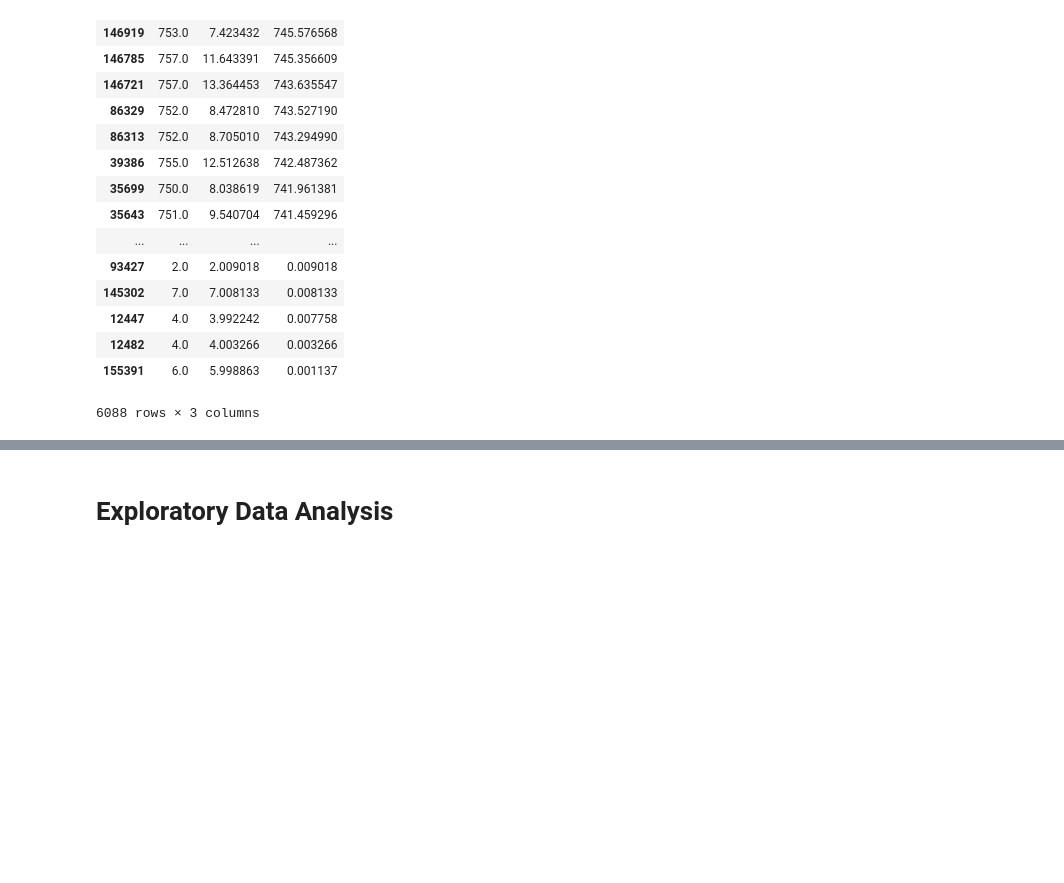
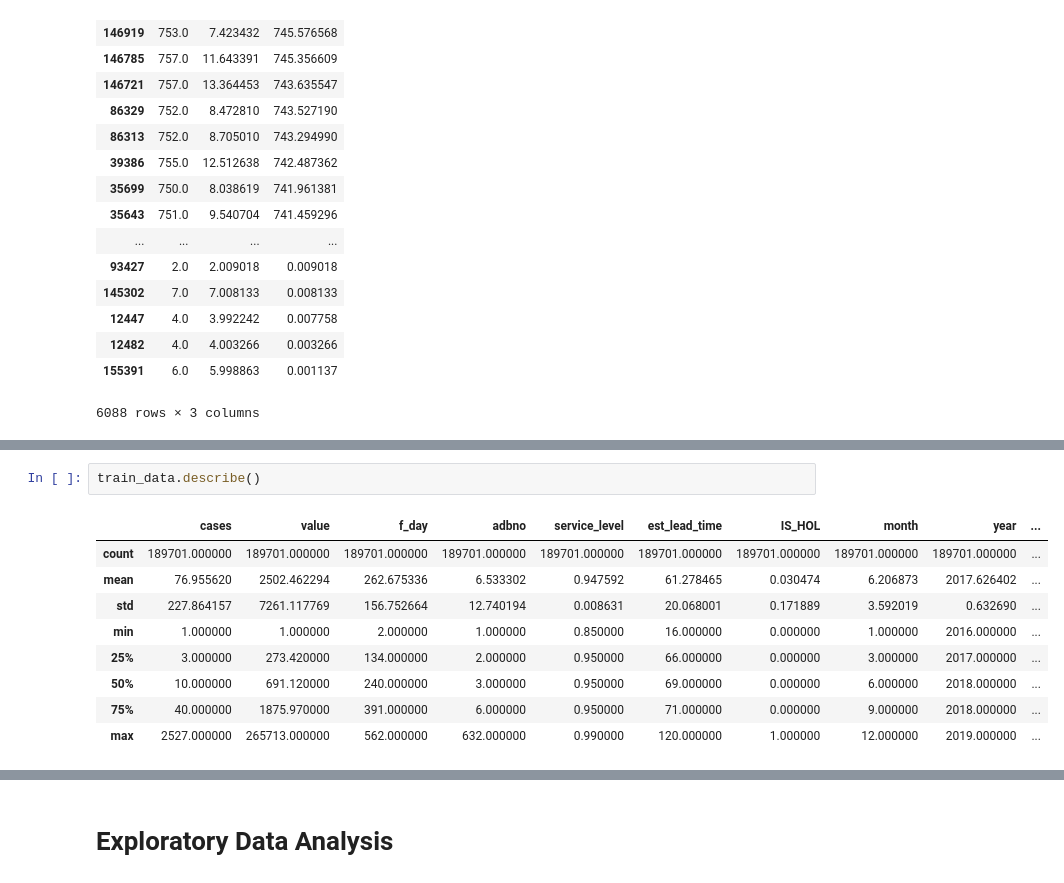
Before and after one commit to Gomelsar/Sales-Forecast-modeling, a Jupyter notebook: Demand Forecast DuPont.ipynb, the cells around one changed output, grey strips where cells are left out. Drawn from its saved outputs; the diff is of its cells as text; blank space fills up the shorter version.

```diff
--- a/Demand Forecast DuPont.ipynb
+++ b/Demand Forecast DuPont.ipynb
@@ -621,0 +639,12 @@ sorted_verification
+# %%
+train_data.describe()
+# %% [output]
+|  | cases | value | f_day | adbno | service_level | est_lead_time | IS_HOL | month | year | ... |
+| count | 189701.000000 | 189701.000000 | 189701.000000 | 189701.000000 | 189701.000000 | 189701.000000 | 189701.000000 | 189701.000000 | 189701.000000 | ... |
+| mean | 76.955620 | 2502.462294 | 262.675336 | 6.533302 | 0.947592 | 61.278465 | 0.030474 | 6.206873 | 2017.626402 | ... |
+| std | 227.864157 | 7261.117769 | 156.752664 | 12.740194 | 0.008631 | 20.068001 | 0.171889 | 3.592019 | 0.632690 | ... |
+| min | 1.000000 | 1.000000 | 2.000000 | 1.000000 | 0.850000 | 16.000000 | 0.000000 | 1.000000 | 2016.000000 | ... |
+| 25% | 3.000000 | 273.420000 | 134.000000 | 2.000000 | 0.950000 | 66.000000 | 0.000000 | 3.000000 | 2017.000000 | ... |
+| 50% | 10.000000 | 691.120000 | 240.000000 | 3.000000 | 0.950000 | 69.000000 | 0.000000 | 6.000000 | 2018.000000 | ... |
+| 75% | 40.000000 | 1875.970000 | 391.000000 | 6.000000 | 0.950000 | 71.000000 | 0.000000 | 9.000000 | 2018.000000 | ... |
+| max | 2527.000000 | 265713.000000 | 562.000000 | 632.000000 | 0.990000 | 120.000000 | 1.000000 | 12.000000 | 2019.000000 | ... |
```
Also changed, not shown: parts of 18 cells of this notebook.
